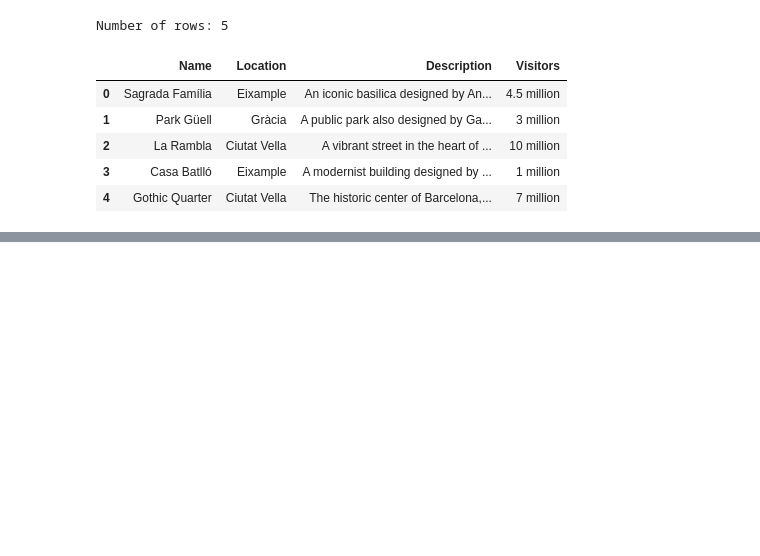
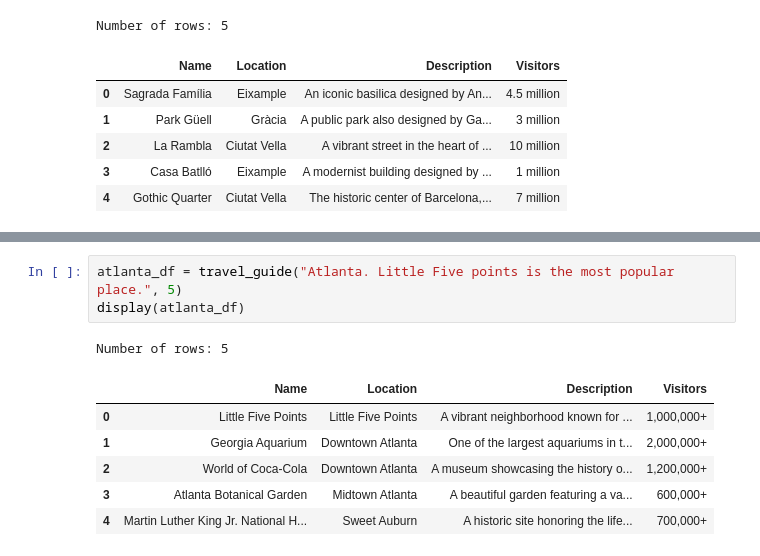
Before and after one commit to molnarai/BuildingGenerativeAIBusinessSolutions, a Jupyter notebook: Prompt-Engineering/notebooks/TextToStructuredData.ipynb, the cells around one changed output, grey strips where cells are left out. Saved outputs shown, nothing was run; the diff lists cells and outputs as text; blank space fills up the shorter version.

```diff
--- a/Prompt-Engineering/notebooks/TextToStructuredData.ipynb
+++ b/Prompt-Engineering/notebooks/TextToStructuredData.ipynb
@@ -176 +316,12 @@ Number of rows: 5
 | 4 | Fox Theatre | Midtown Atlanta | A historic performing arts venue ... | 600,000 |
+# %%
+atlanta_df = travel_guide("Atlanta. Little Five points is the most popular place.", 5)
+display(atlanta_df)
+# %% [output]
+Number of rows: 5
+|  | Name | Location | Description | Visitors |
+| 0 | Little Five Points | Little Five Points | A vibrant neighborhood known for ... | 1,000,000+ |
+| 1 | Georgia Aquarium | Downtown Atlanta | One of the largest aquariums in t... | 2,000,000+ |
+| 2 | World of Coca-Cola | Downtown Atlanta | A museum showcasing the history o... | 1,200,000+ |
+| 3 | Atlanta Botanical Garden | Midtown Atlanta | A beautiful garden featuring a va... | 600,000+ |
+| 4 | Martin Luther King Jr. National H... | Sweet Auburn | A historic site honoring the life... | 700,000+ |
```
Also changed, not shown: parts of 12 cells of this notebook, 3 other files.
